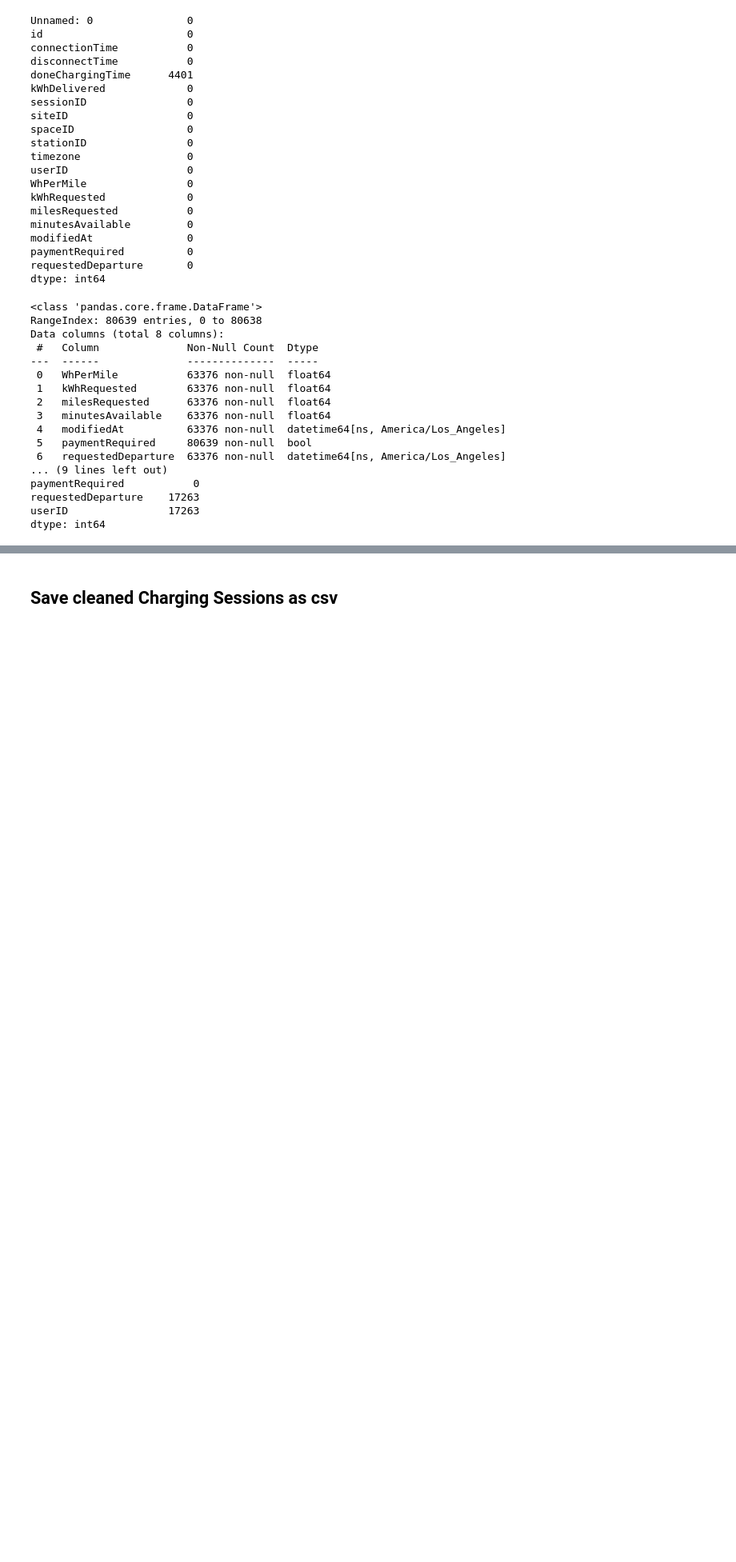
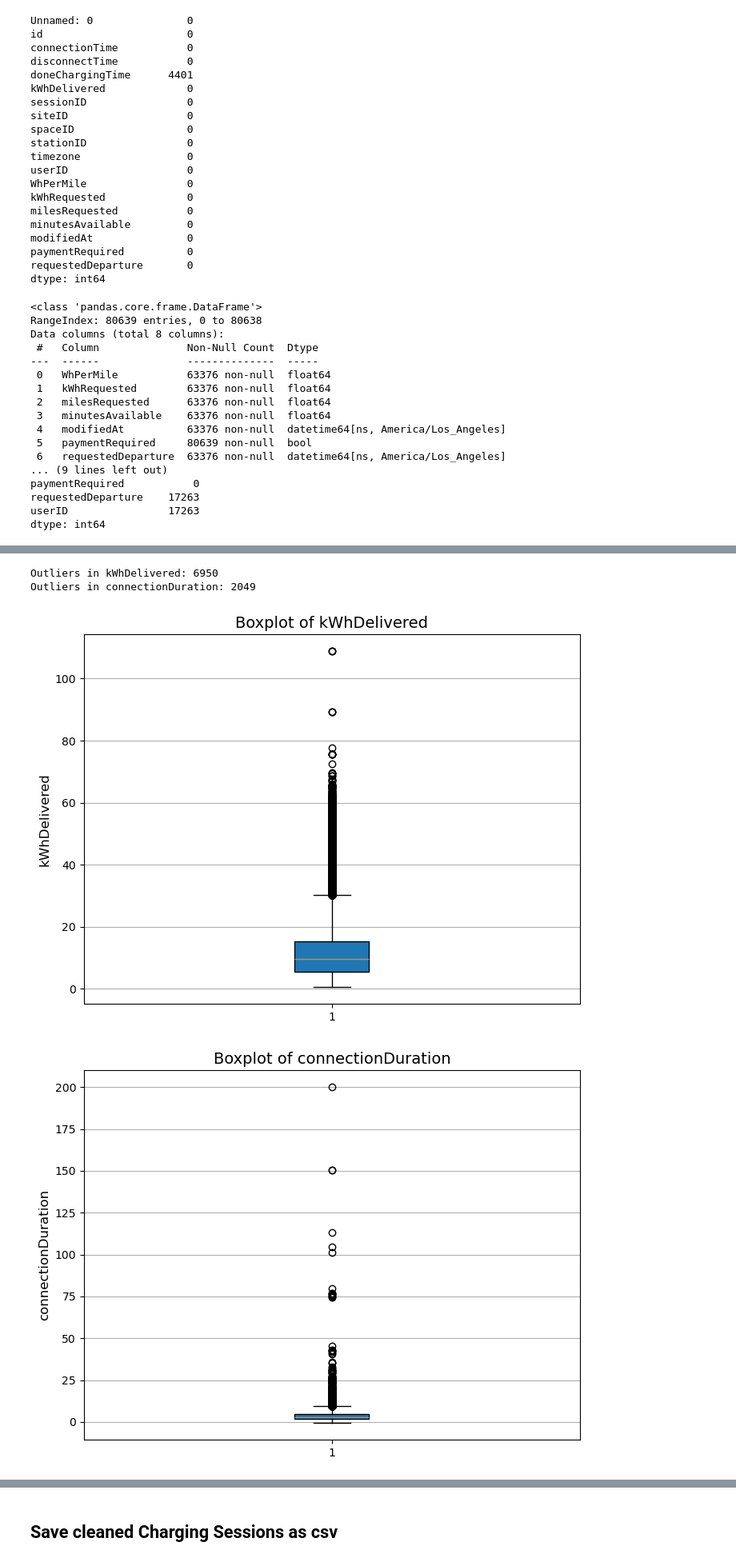
Before and after one commit to JanRkck/AA24, a Jupyter notebook: CleaningChargingSessions.ipynb, the cells around one changed output, grey strips where cells are left out. Shown at 80% size. Drawn from its saved outputs; the diff is of its cells as text; code cells hidden in the pictures; blank space fills up the shorter version.

```diff
--- a/CleaningChargingSessions.ipynb
+++ b/CleaningChargingSessions.ipynb
@@ -335,3 +335,11 @@ dtype: int64
 #Drop all null-values from UserInput datafields
 
 df_normalized.dropna(inplace=True)
+# %%
+# Calculate charging time duration
+df_evUP['connectionDuration'] = (df_evUP['doneChargingTime'] - df_evUP['connectionTime']).dt.total_seconds() / 3600.0
+
+# Identify and remove outliers based on conchargingnection time duration
+df_evUP['zscore_connectionDuration'] = zscore(df_evUP['connectionDuration'])
+outliers = df_evUP[np.abs(df_evUP['zscore_connectionDuration']) > 3]
+print(f"Number of outliers: {len(outliers)}")
@@ -337,0 +368,25 @@ df_normalized.dropna(inplace=True)
+# %%
+# Detect outliers using the IQR method
+numerical_columns = ['kWhDelivered', 'connectionDuration']
+for column in numerical_columns:
+    Q1 = df_evUP[column].quantile(0.25)  # First quartile
+    Q3 = df_evUP[column].quantile(0.75)  # Third quartile
+    IQR = Q3 - Q1  # Interquartile range
+    lower_bound = Q1 - 1.5 * IQR
+    upper_bound = Q3 + 1.5 * IQR
+    outliers = df_evUP[(df_evUP[column] < lower_bound) | (df_evUP[column] > upper_bound)]
+    print(f"Outliers in {column}: {len(outliers)}")
+
+# Boxplot for each column
+for column in numerical_columns:
+    plt.figure(figsize=(8, 6))
+    plt.boxplot(df_evUP[column].dropna(), vert=True, patch_artist=True, showfliers=True)
+    plt.title(f'Boxplot of {column}', fontsize=14)
+    plt.ylabel(column, fontsize=12)
+    plt.grid(axis='y')
+    plt.show()
+# %% [output]
+Outliers in kWhDelivered: 6950
+Outliers in connectionDuration: 2049
+[figure, added]
+[figure, added]
```
Also changed, not shown: parts of 3 cells of this notebook, 1 other file.
